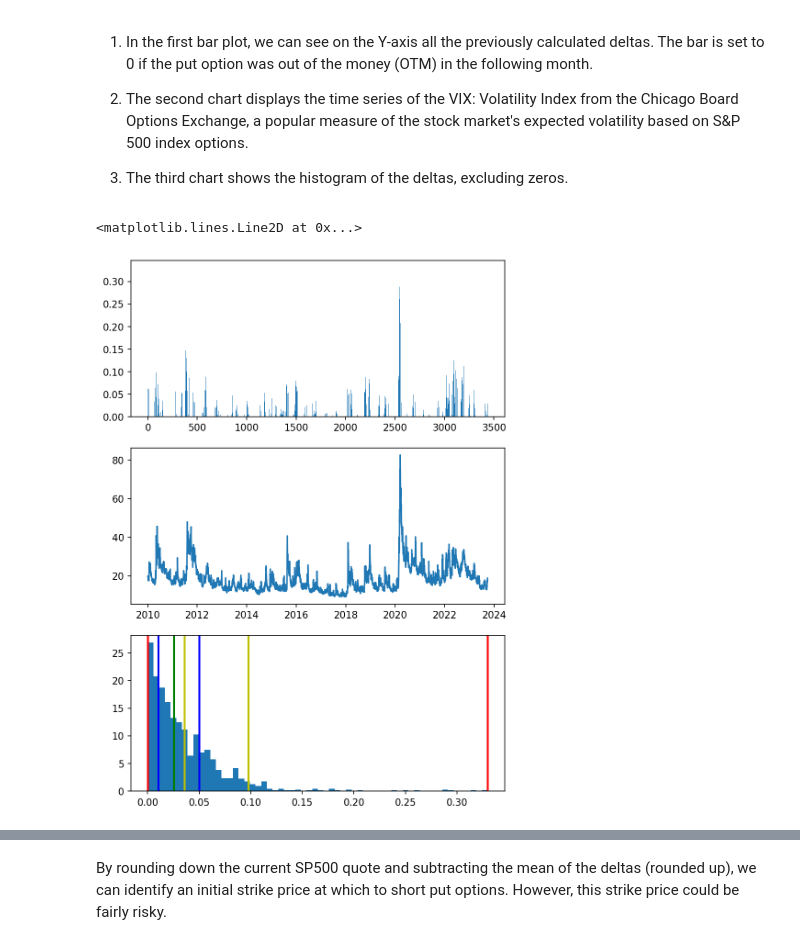
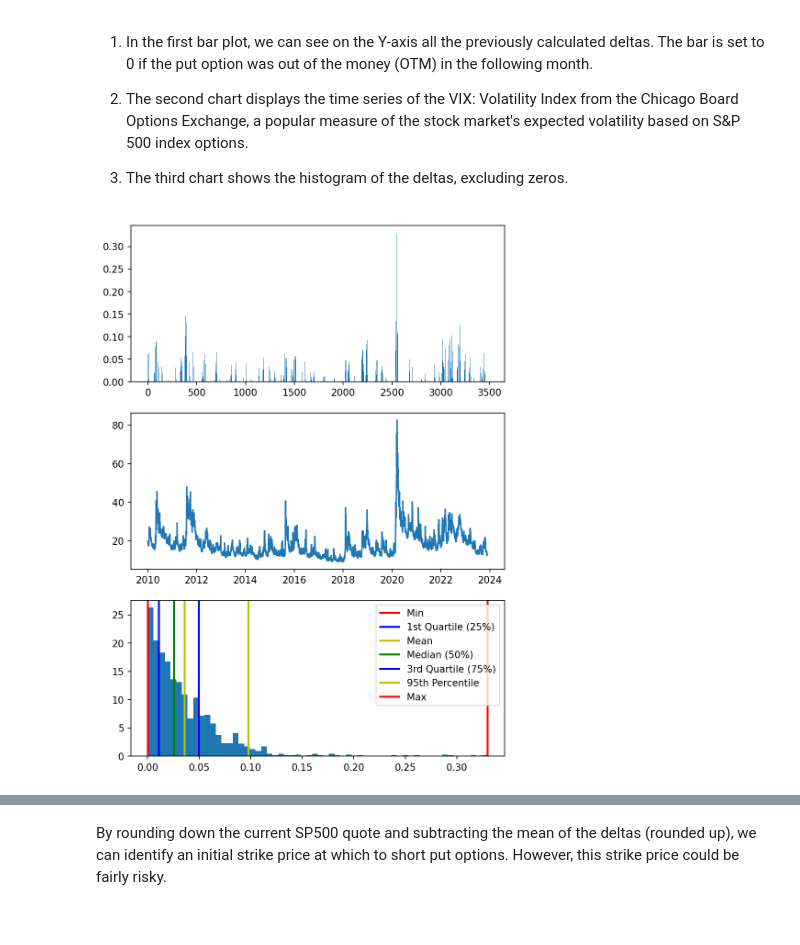
Before and after one commit to EmanueleCeglia/HestonModel-PutStrategy, a Jupyter notebook: NakedPutStatistical - Step 1.ipynb, the cells around one changed output, grey strips where cells are left out. Cells and saved outputs as stored; diff of their text form; code cells hidden in the pictures.

```diff
--- a/NakedPutStatistical - Step 1.ipynb
+++ b/NakedPutStatistical - Step 1.ipynb
@@ -56,28 +56,32 @@ dif1_up = [value for value in dif1 if value != 0]
 
 3) The third chart shows the histogram of the deltas, excluding zeros.
 # %%
-figure(figsize=(7, 10), dpi=150)
+
+plt.figure(figsize=(7, 10), dpi=150)
+
 plt.subplot(311)
 plt.bar(np.arange(1,len(dif1)+1), dif1)
 
 plt.subplot(312)
 plt.plot(vix['Close'])
 
 plt.subplot(313)
 plt.hist(dif1_up, density=True, bins=60)
-plt.axvline(x=pd.Series(dif1_up).describe()[3], linewidth=2, color='r') # min
-plt.axvline(x=pd.Series(dif1_up).describe()[4], linewidth=2, color='b') # 1t quartile 25%
-plt.axvline(x=pd.Series(dif1_up).describe()[1], linewidth=2, color='y') # mean
-plt.axvline(x=pd.Series(dif1_up).describe()[5], linewidth=2, color='g') # median value distribution 50%
-plt.axvline(x=pd.Series(dif1_up).describe()[6], linewidth=2, color='b') # 3rd quartile 75%
-plt.axvline(x=np.percentile(dif1_up, 95), linewidth=2, color='y') # 95th percentile
-plt.axvline(x=pd.Series(dif1_up).describe()[7], linewidth=2, color='r') # max
+plt.axvline(x=pd.Series(dif1_up).describe()[3], linewidth=2, color='r', label='Min')  # min
+plt.axvline(x=pd.Series(dif1_up).describe()[4], linewidth=2, color='b', label='1st Quartile (25%)')  # 1st quartile 25%
+plt.axvline(x=pd.Series(dif1_up).describe()[1], linewidth=2, color='y', label='Mean')  # mean
+plt.axvline(x=pd.Series(dif1_up).describe()[5], linewidth=2, color='g', label='Median (50%)')  # median value distribution 50%
+plt.axvline(x=pd.Series(dif1_up).describe()[6], linewidth=2, color='b', label='3rd Quartile (75%)')  # 3rd quartile 75%
+plt.axvline(x=np.percentile(dif1_up, 95), linewidth=2, color='y', label='95th Percentile')  # 95th percentile
+plt.axvline(x=pd.Series(dif1_up).describe()[7], linewidth=2, color='r', label='Max')  # max
+
+plt.legend(loc='upper right')
+plt.show()
 
 #Come possiamo osservare in prossimita delle barre verticali abbiamo segli spike nel VIX, tendenzialmente la volatilità aumenta
 #con ritorni negativi dell'indice.
 # %% [output]
-<matplotlib.lines.Line2D at 0x...>
-[figure, old version]
+[figure, new version]
 # %%
 mean_dif1_up = np.round(np.mean(dif1_up), 4)
 print(f'Mean of the deltas rounded up (excluding zeros): {mean_dif1_up}')
```
Also changed, not shown: parts of 7 cells of this notebook, 1 other file.
